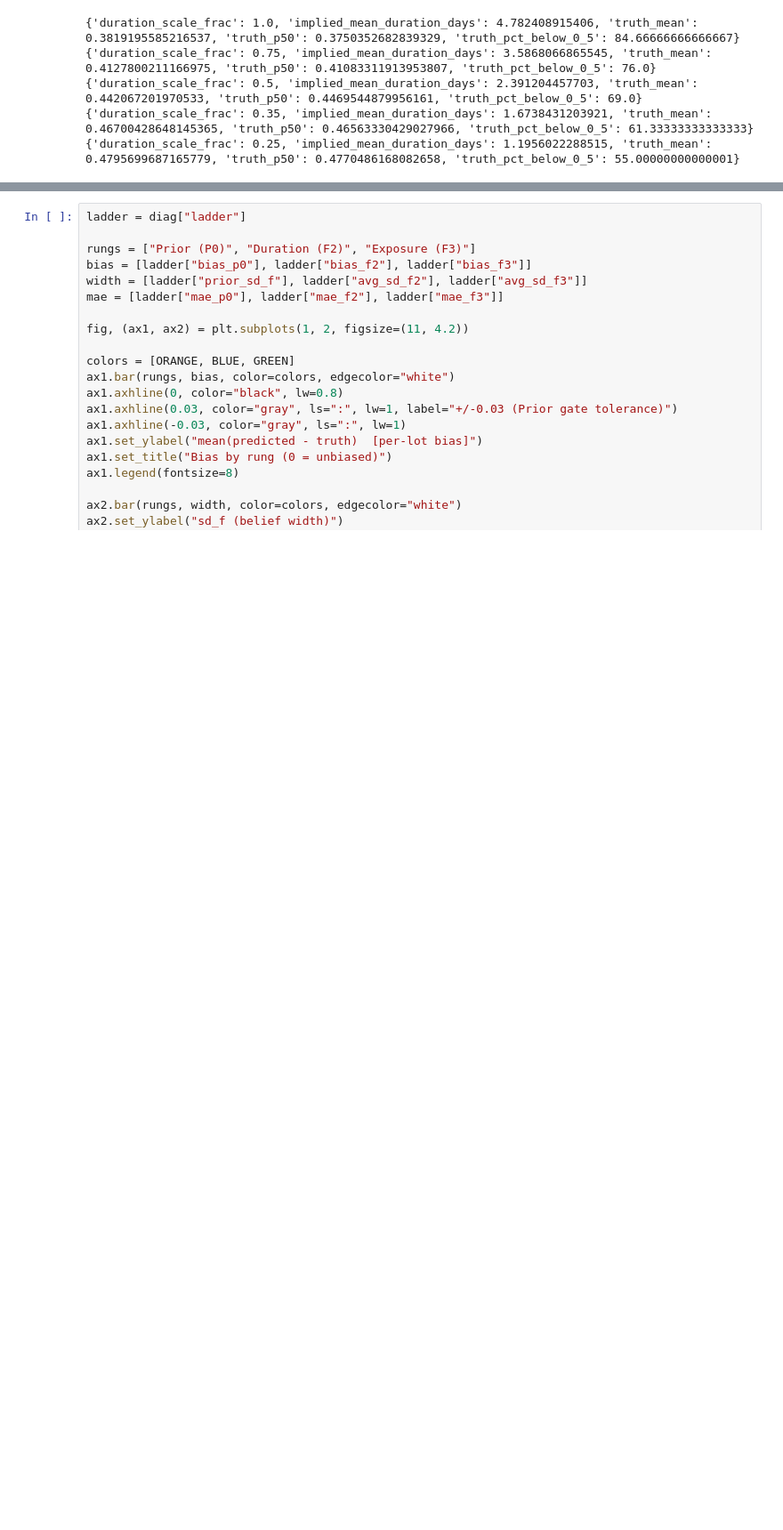
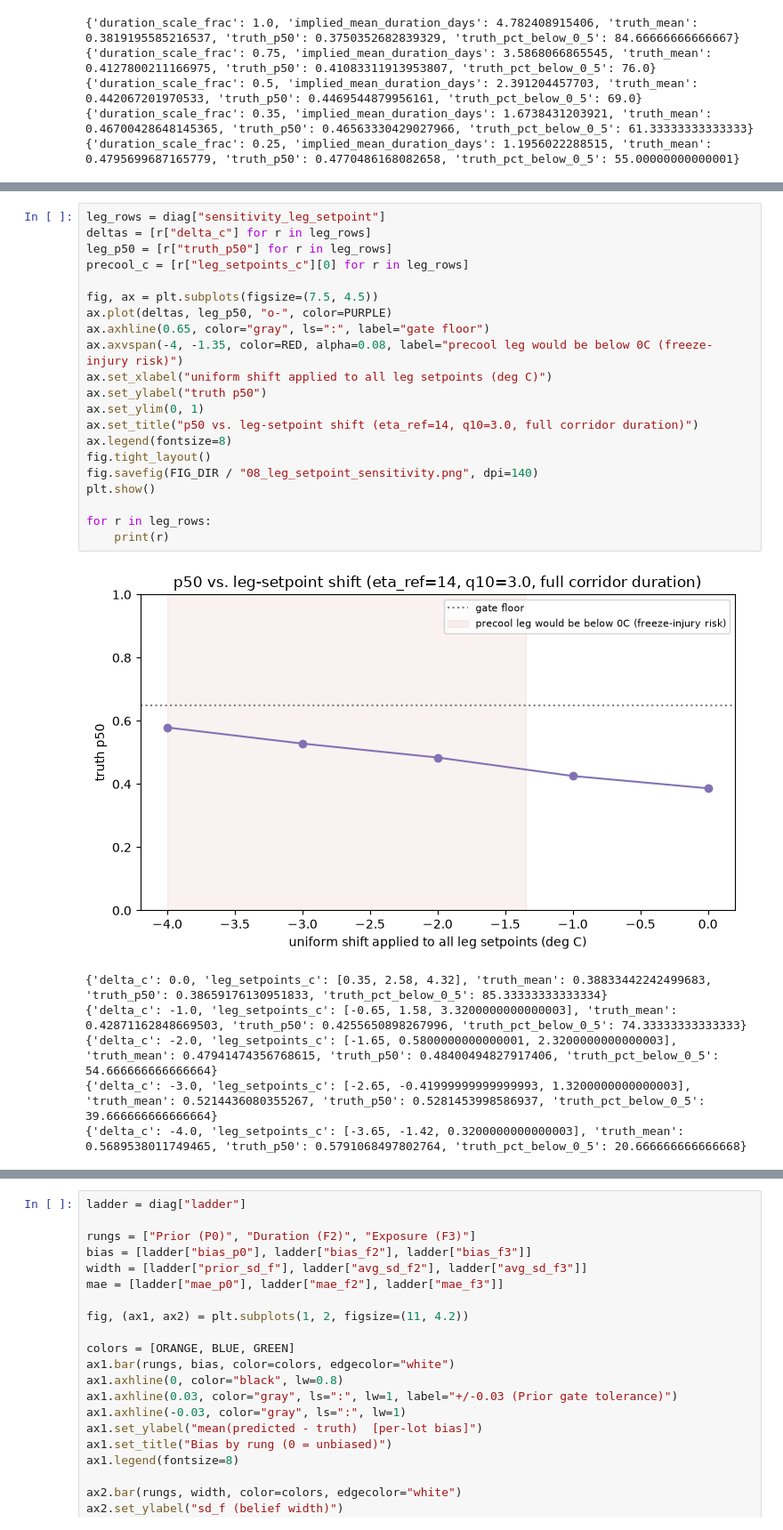
Before and after one commit to OliverEvans96/blueberries-voi, a Jupyter notebook: notebooks/t163_phase1_freshness_realism.ipynb, the cells around one changed output, grey strips where cells are left out. Shown at 89% size. Saved outputs shown, nothing was run; the diff lists cells and outputs as text; blank space fills up the shorter version.

```diff
--- a/notebooks/t163_phase1_freshness_realism.ipynb
+++ b/notebooks/t163_phase1_freshness_realism.ipynb
@@ -332,0 +442,28 @@ the structural-issues section below, not attempted here.
+# %%
+leg_rows = diag["sensitivity_leg_setpoint"]
+deltas = [r["delta_c"] for r in leg_rows]
+leg_p50 = [r["truth_p50"] for r in leg_rows]
+precool_c = [r["leg_setpoints_c"][0] for r in leg_rows]
+
+fig, ax = plt.subplots(figsize=(7.5, 4.5))
+ax.plot(deltas, leg_p50, "o-", color=PURPLE)
+ax.axhline(0.65, color="gray", ls=":", label="gate floor")
+ax.axvspan(-4, -1.35, color=RED, alpha=0.08, label="precool leg would be below 0C (freeze-injury risk)")
+ax.set_xlabel("uniform shift applied to all leg setpoints (deg C)")
+ax.set_ylabel("truth p50")
+ax.set_ylim(0, 1)
+ax.set_title("p50 vs. leg-setpoint shift (eta_ref=14, q10=3.0, full corridor duration)")
+ax.legend(fontsize=8)
+fig.tight_layout()
+fig.savefig(FIG_DIR / "08_leg_setpoint_sensitivity.png", dpi=140)
+plt.show()
+
+for r in leg_rows:
+    print(r)
+# %% [output]
+[figure, added]
+{'delta_c': 0.0, 'leg_setpoints_c': [0.35, 2.58, 4.32], 'truth_mean': 0.38833442242499683, 'truth_p50': 0.38659176130951833, 'truth_pct_below_0_5': 85.33333333333334}
+{'delta_c': -1.0, 'leg_setpoints_c': [-0.65, 1.58, 3.3200000000000003], 'truth_mean': 0.42871162848669503, 'truth_p50': 0.4255650898267996, 'truth_pct_below_0_5': 74.33333333333333}
+{'delta_c': -2.0, 'leg_setpoints_c': [-1.65, 0.5800000000000001, 2.3200000000000003], 'truth_mean': 0.47941474356768615, 'truth_p50': 0.48400494827917406, 'truth_pct_below_0_5': 54.666666666666664}
+{'delta_c': -3.0, 'leg_setpoints_c': [-2.65, -0.41999999999999993, 1.3200000000000003], 'truth_mean': 0.5214436080355267, 'truth_p50': 0.5281453998586937, 'truth_pct_below_0_5': 39.666666666666664}
+{'delta_c': -4.0, 'leg_setpoints_c': [-3.65, -1.42, 0.3200000000000003], 'truth_mean': 0.5689538011749465, 'truth_p50': 0.5791068497802764, 'truth_pct_below_0_5': 20.666666666666668}
```
Also changed, not shown: parts of 14 cells of this notebook, 5 other files.
